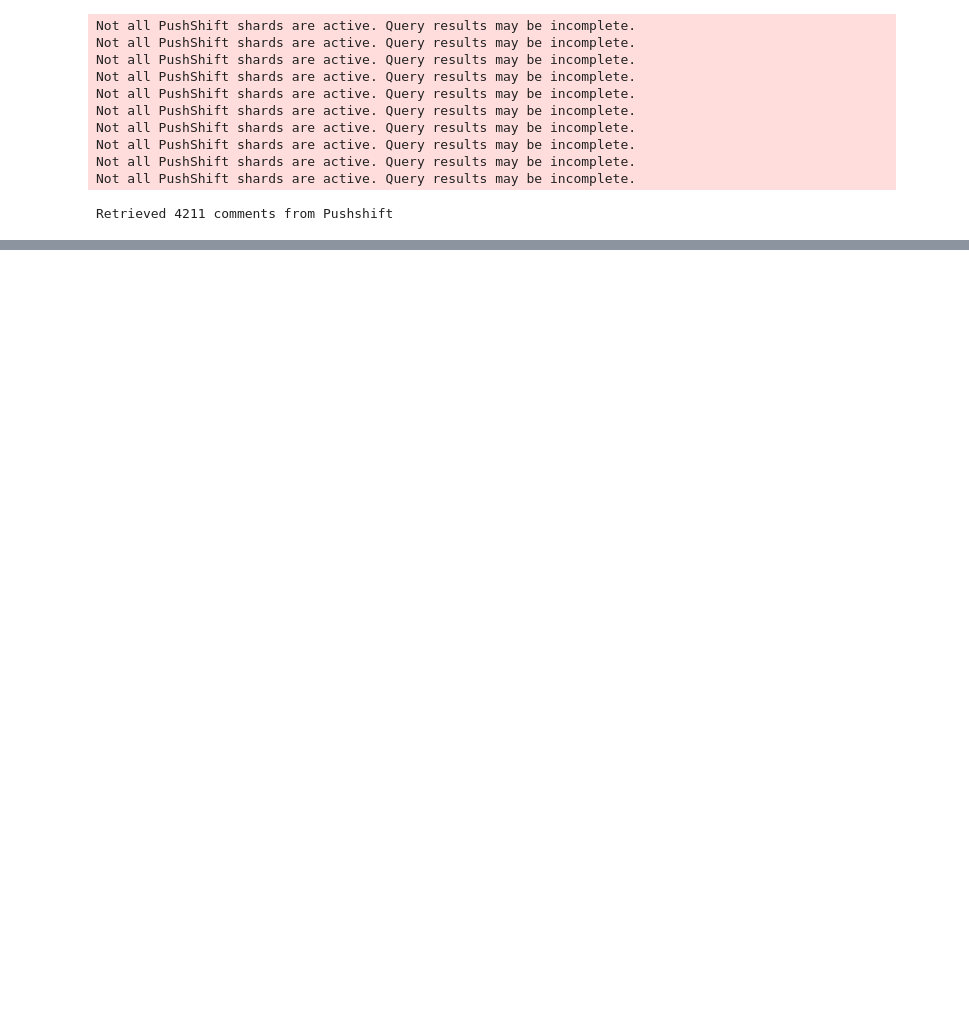
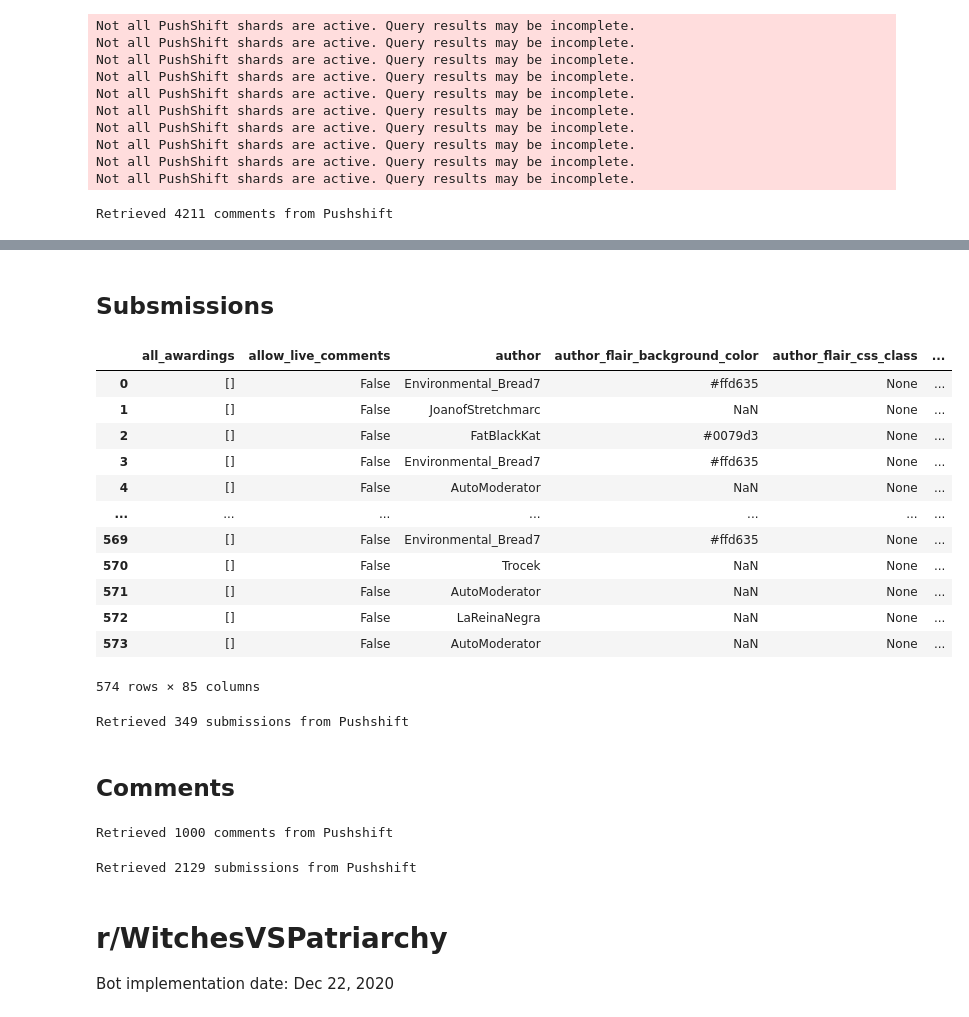
Before and after one commit to anng217/redditbots, a Jupyter notebook: pushshift.ipynb, the cells around one changed output, grey strips where cells are left out. Drawn from its saved outputs; the diff is of its cells as text; code cells hidden in the pictures; blank space fills up the shorter version.

```diff
--- a/pushshift.ipynb
+++ b/pushshift.ipynb
@@ -9,0 +23,9 @@ import datetime as dt
+# %%
+def fetch_comments(subr,save_dir,year, month, day, duration, limit):
+    after, before, impl_date = bot_date(year,month,day,duration)
+    fetched_comms = api.search_comments(subreddit=subr, limit=limit, before=before, after=after)
+    fetched_comms_df = pd.DataFrame(fetched_comms)
+    fetched_comms_df['post'] = 1
+    fetched_comms_df.loc[fetched_comms_df['created_utc'] < impl_date,'post'] = 0
+    save(save_dir,response=fetched_comms_df)
+    return fetched_comms_df
@@ -193,0 +300,18 @@ comments_df.to_csv('./data/feminisms/fm_comments_before.csv', header=True, index
+# %% [markdown]
+## Subsmissions
+# %%
+fetch_comments(subr = 'exfds', save_dir = './data/exfds/exfds_comments.csv',year = 2020, month = 11, day =23, duration = 90, limit = 1000000)
+# %% [output]
+|  | all_awardings | allow_live_comments | author | author_flair_background_color | author_flair_css_class | ... |
+| 0 | [] | False | Environmental_Bread7 | #ffd635 | None | ... |
+| 1 | [] | False | JoanofStretchmarc | NaN | None | ... |
+| 2 | [] | False | FatBlackKat | #0079d3 | None | ... |
+| 3 | [] | False | Environmental_Bread7 | #ffd635 | None | ... |
+| 4 | [] | False | AutoModerator | NaN | None | ... |
+| ... | ... | ... | ... | ... | ... | ... |
+| 569 | [] | False | Environmental_Bread7 | #ffd635 | None | ... |
+| 570 | [] | False | Trocek | NaN | None | ... |
+| 571 | [] | False | AutoModerator | NaN | None | ... |
+| 572 | [] | False | LaReinaNegra | NaN | None | ... |
+| 573 | [] | False | AutoModerator | NaN | None | ... |
+574 rows × 85 columns
@@ -193,0 +321,12 @@ comments_df.to_csv('./data/feminisms/fm_comments_before.csv', header=True, index
+# %%
+#after bot. Date of bot implementation Apr 29, 2021.
+after = int(dt.datetime(2021,4,29,0,0).timestamp())
+before = int(dt.datetime(2021,7,29,0,0).timestamp())
+
+#Scraping after bot
+subreddit="wgtow"
+limit=1000000
+comments = api.search_submissions(subreddit=subreddit, limit=limit, before=before, after=after)
+print(f'Retrieved {len(comments)} submissions from Pushshift')
+# %% [output]
+Retrieved 349 submissions from Pushshift
@@ -193,0 +336,14 @@ comments_df.to_csv('./data/feminisms/fm_comments_before.csv', header=True, index
+# %% [markdown]
+## Comments
+# %%
+#after bot. Date of bot implementation Apr 29, 2021.
+after = int(dt.datetime(2021,4,29,0,0).timestamp())
+before = int(dt.datetime(2021,7,29,0,0).timestamp())
+
+#Scraping after bot
+subreddit="wgtow"
+limit=1000
+comments = api.search_comments(subreddit=subreddit, limit=limit, before=before, after=after)
+print(f'Retrieved {len(comments)} comments from Pushshift')
+# %% [output]
+Retrieved 1000 comments from Pushshift
@@ -193,0 +353,12 @@ comments_df.to_csv('./data/feminisms/fm_comments_before.csv', header=True, index
+# %%
+#before bot. Date of bot implementation Apr 29, 2021.
+after = int(dt.datetime(2021,1,29,0,0).timestamp())
+before = int(dt.datetime(2021,4,29,0,0).timestamp())
+
+#Scraping before bot
+subreddit="wgtow"
+limit=1000000
+comments = api.search_comments(subreddit=subreddit, limit=limit, before=before, after=after)
+print(f'Retrieved {len(comments)} comments from Pushshift')
+# %% [output]
+Retrieved 2129 submissions from Pushshift
@@ -193,0 +368,3 @@ comments_df.to_csv('./data/feminisms/fm_comments_before.csv', header=True, index
+# %% [markdown]
+# r/WitchesVSPatriarchy
+Bot implementation date: Dec 22, 2020
```
Also changed, not shown: parts of 40 cells of this notebook, 21 other files.
